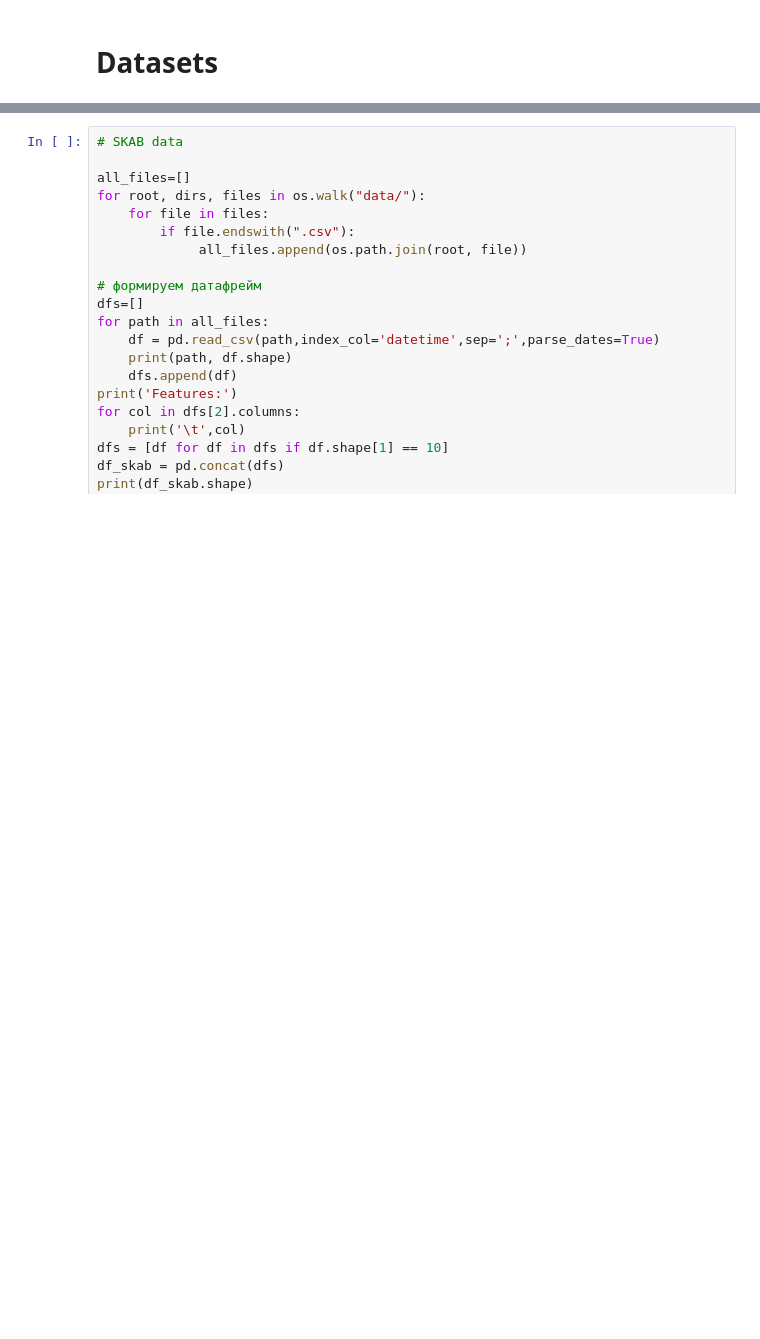
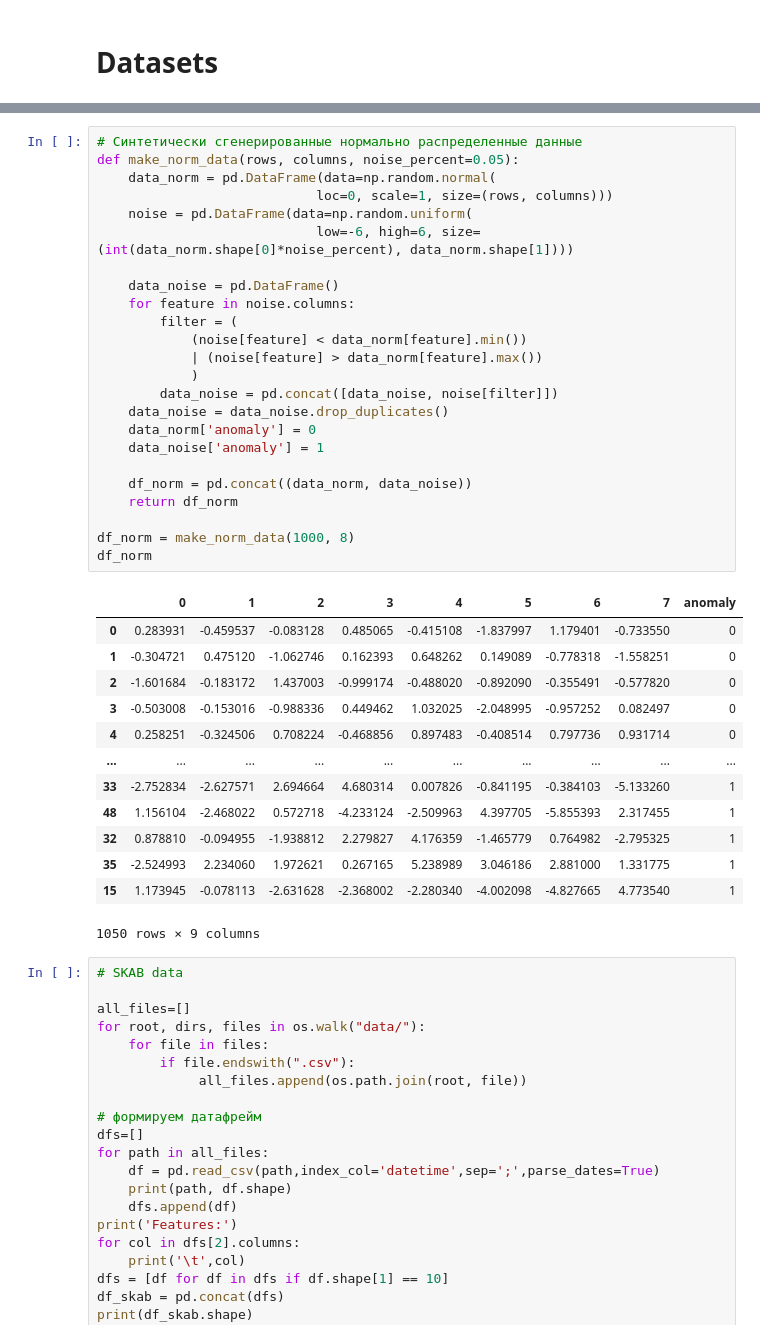
Before and after one commit to mipt-nd/novelty-detection, a Jupyter notebook: pipeline.ipynb, the cells around one changed output, grey strips where cells are left out. Saved outputs shown, nothing was run; the diff lists cells and outputs as text; blank space fills up the shorter version.

```diff
--- a/pipeline.ipynb
+++ b/pipeline.ipynb
@@ -75,3 +75,41 @@ plt.show()
+# %%
+# Синтетически сгенерированные нормально распределенные данные
+def make_norm_data(rows, columns, noise_percent=0.05):
+    data_norm = pd.DataFrame(data=np.random.normal(
+                            loc=0, scale=1, size=(rows, columns)))
+    noise = pd.DataFrame(data=np.random.uniform(
+                            low=-6, high=6, size=(int(data_norm.shape[0]*noise_percent), data_norm.shape[1])))
+
+    data_noise = pd.DataFrame()
+    for feature in noise.columns:
+        filter = (
+            (noise[feature] < data_norm[feature].min())
+            | (noise[feature] > data_norm[feature].max())
+            )
+        data_noise = pd.concat([data_noise, noise[filter]])
+    data_noise = data_noise.drop_duplicates()
+    data_norm['anomaly'] = 0
+    data_noise['anomaly'] = 1
+
+    df_norm = pd.concat((data_norm, data_noise))
+    return df_norm
+
+df_norm = make_norm_data(1000, 8)
+df_norm
+# %% [output]
+|  | 0 | 1 | 2 | 3 | 4 | 5 | 6 | 7 | anomaly |
+| 0 | 0.283931 | -0.459537 | -0.083128 | 0.485065 | -0.415108 | -1.837997 | 1.179401 | -0.733550 | 0 |
+| 1 | -0.304721 | 0.475120 | -1.062746 | 0.162393 | 0.648262 | 0.149089 | -0.778318 | -1.558251 | 0 |
+| 2 | -1.601684 | -0.183172 | 1.437003 | -0.999174 | -0.488020 | -0.892090 | -0.355491 | -0.577820 | 0 |
+| 3 | -0.503008 | -0.153016 | -0.988336 | 0.449462 | 1.032025 | -2.048995 | -0.957252 | 0.082497 | 0 |
+| 4 | 0.258251 | -0.324506 | 0.708224 | -0.468856 | 0.897483 | -0.408514 | 0.797736 | 0.931714 | 0 |
+| ... | ... | ... | ... | ... | ... | ... | ... | ... | ... |
+| 33 | -2.752834 | -2.627571 | 2.694664 | 4.680314 | 0.007826 | -0.841195 | -0.384103 | -5.133260 | 1 |
+| 48 | 1.156104 | -2.468022 | 0.572718 | -4.233124 | -2.509963 | 4.397705 | -5.855393 | 2.317455 | 1 |
+| 32 | 0.878810 | -0.094955 | -1.938812 | 2.279827 | 4.176359 | -1.465779 | 0.764982 | -2.795325 | 1 |
+| 35 | -2.524993 | 2.234060 | 1.972621 | 0.267165 | 5.238989 | 3.046186 | 2.881000 | 1.331775 | 1 |
+| 15 | 1.173945 | -0.078113 | -2.631628 | -2.368002 | -2.280340 | -4.002098 | -4.827665 | 4.773540 | 1 |
+1050 rows × 9 columns
 # %%
 # SKAB data
 
```
Also changed, not shown: parts of 3 cells of this notebook.
